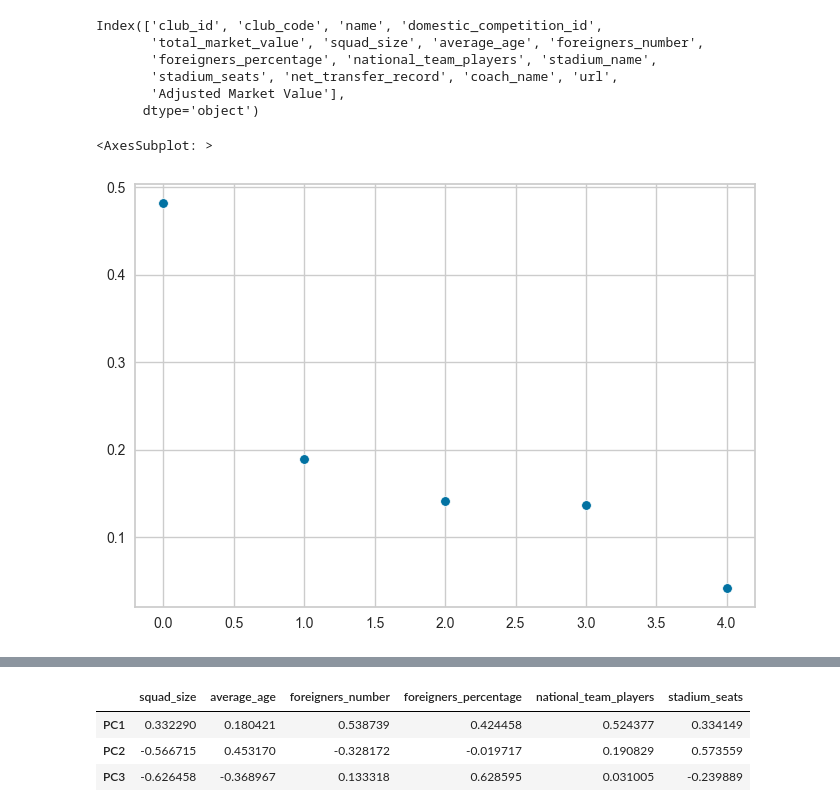
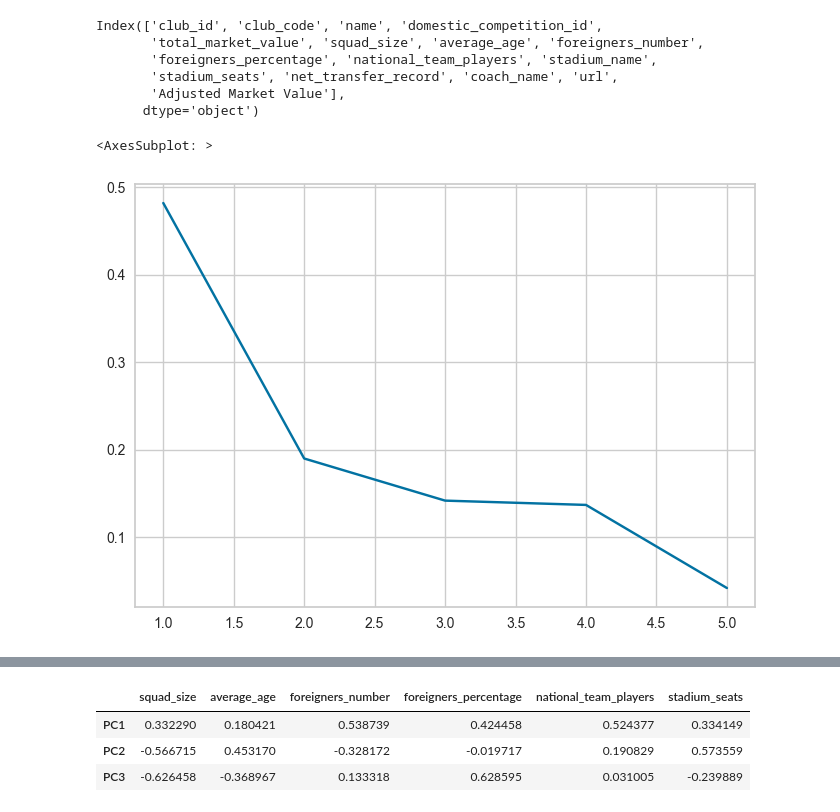
Before and after one commit to McGill-MMA-EnterpriseAnalytics/Football_Transfermarkt, a Jupyter notebook: Business_Analysis/EDA.ipynb, the cells around one changed output, grey strips where cells are left out. Saved outputs shown, nothing was run; the diff lists cells and outputs as text; code cells hidden in the pictures.

```diff
--- a/Business_Analysis/EDA.ipynb
+++ b/Business_Analysis/EDA.ipynb
@@ -452,3 +234,7 @@ sns.heatmap(df_club.corr(), annot=True)
 # %% [markdown]
 #### See the top club market values
+# %%
+# adjust the market value based on squad size
+df_club["Adjusted Market Value"] = df_club["total_market_value"] / df_club["squad_size"]
+df_club["national_team_players_percentage"] = df_club["national_team_players"] / df_club["squad_size"]
 # %%
@@ -535,8 +330,7 @@ Index(['club_id', 'club_code', 'name', 'domestic_competition_id',
        'Adjusted Market Value'],
       dtype='object')
 # %%
-X = df_club[['squad_size', 'average_age', 'foreigners_number','foreigners_percentage', 'national_team_players',
-       'stadium_seats']]
+X = df_club[['squad_size', 'average_age', 'foreigners_number','foreigners_percentage', 'national_team_players', 'stadium_seats']]
 
 y = pd.Series(["Top" if club in df_club_sub["name"].to_list() else "No" for club in df_club["name"].to_list()], name="Top_Club")
 # %%
@@ -549,10 +343,11 @@ X_std = imp_mean.fit_transform(X_std)
 pca = PCA(n_components=(len(X_std[0]) - 1))
 X_pca = pca.fit_transform(X_std)
 # %%
-sns.scatterplot(x=range(0,len(X_std[0]) - 1),y=pca.explained_variance_ratio_)
+sns.lineplot(x=range(1,len(X_std[0])),y=pca.explained_variance_ratio_)
+# elbow is at 3 therefore use the first 3 components
 # %% [output]
 <AxesSubplot: >
-[figure, old version]
+[figure, new version]
 # %%
 pca = PCA(n_components=3)
 X_pca = pca.fit_transform(X_std)
```
Also changed, not shown: parts of 59 cells of this notebook.
